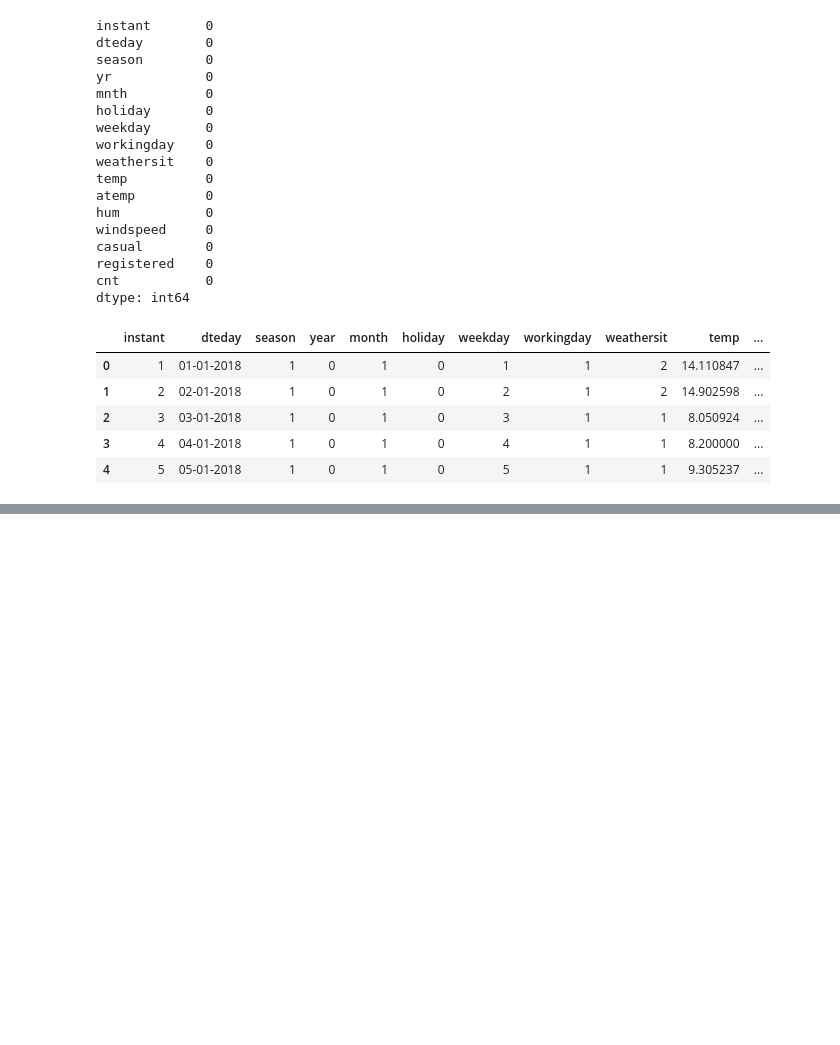
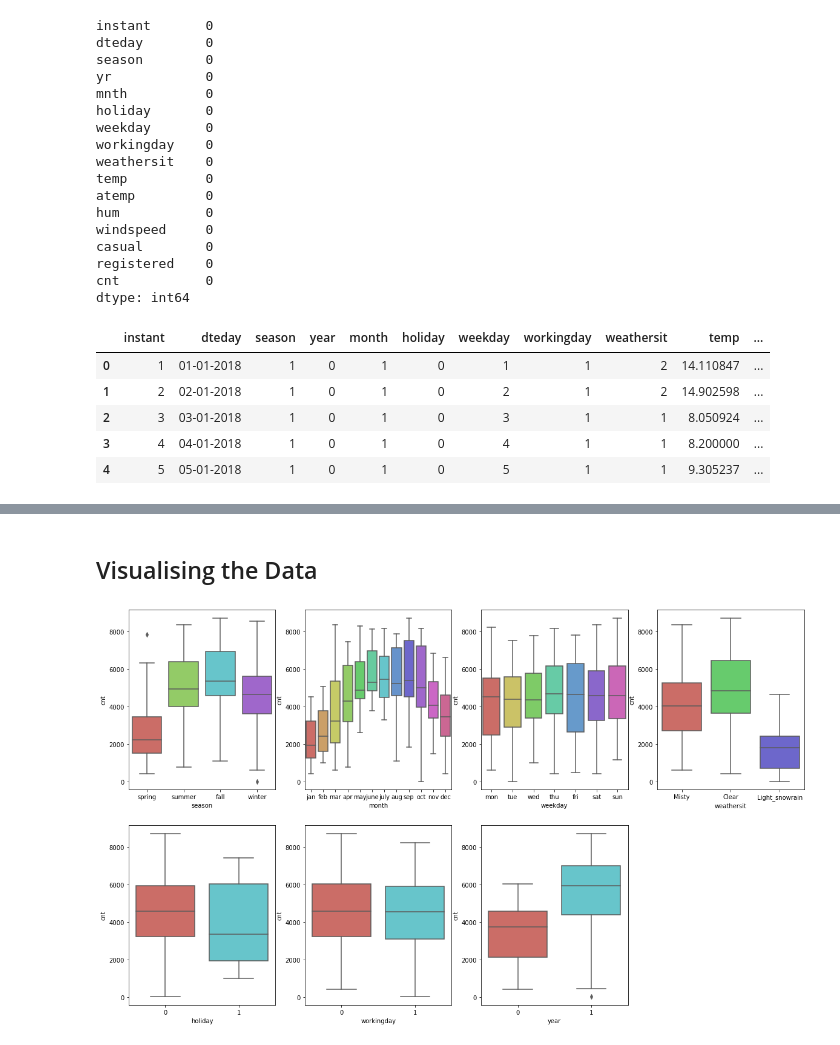
Before and after one commit to sumeet1396/Linear-Regression-Bike-Sharing, a Jupyter notebook: linear-regression-bike-sharing.ipynb, the cells around one changed output, grey strips where cells are left out. Drawn from its saved outputs; the diff is of its cells as text; code cells hidden in the pictures; blank space fills up the shorter version.

Commit message:
data Visualization added

```diff
--- a/linear-regression-bike-sharing.ipynb
+++ b/linear-regression-bike-sharing.ipynb
@@ -100,0 +135,6 @@ dataframe.head()
+# %%
+dataframe.month = dataframe.month.map({1:'jan',2:'feb',3:'mar',4:'apr',5:'may',6:'june',7:'july',8:'aug',9:'sep',10:'oct',11:'nov',12:'dec'})
+# %%
+dataframe.weekday = dataframe.weekday.map({0:'sun',1:'mon',2:'tue',3:'wed',4:'thu',5:'fri',6:'sat'})
+# %%
+dataframe.weathersit = dataframe.weathersit.map({1:'Clear',2:'Misty',3:'Light_snowrain',4:'Heavy_snowrain'})
@@ -100,0 +150,20 @@ dataframe.head()
+# %% [markdown]
+## Visualising the Data
+# %%
+def funsubplot(i,j,k,x,y,data):
+    plt.subplot(i,j,k)
+    sns.boxplot(x = x, y = y, data = data, palette="hls")
+# %%
+# Analysing/visualizing the categorical columns
+
+plt.figure(figsize=(20, 12))
+funsubplot(2,4,1,'season','cnt',dataframe)
+funsubplot(2,4,2,'month','cnt',dataframe)
+funsubplot(2,4,3,'weekday','cnt',dataframe)
+funsubplot(2,4,4,'weathersit','cnt',dataframe)
+funsubplot(2,4,5,'holiday','cnt',dataframe)
+funsubplot(2,4,6,'workingday','cnt',dataframe)
+funsubplot(2,4,7,'year','cnt',dataframe)
+plt.show()
+# %% [output]
+[figure, added]
```
Also changed, not shown: parts of 29 cells of this notebook.
